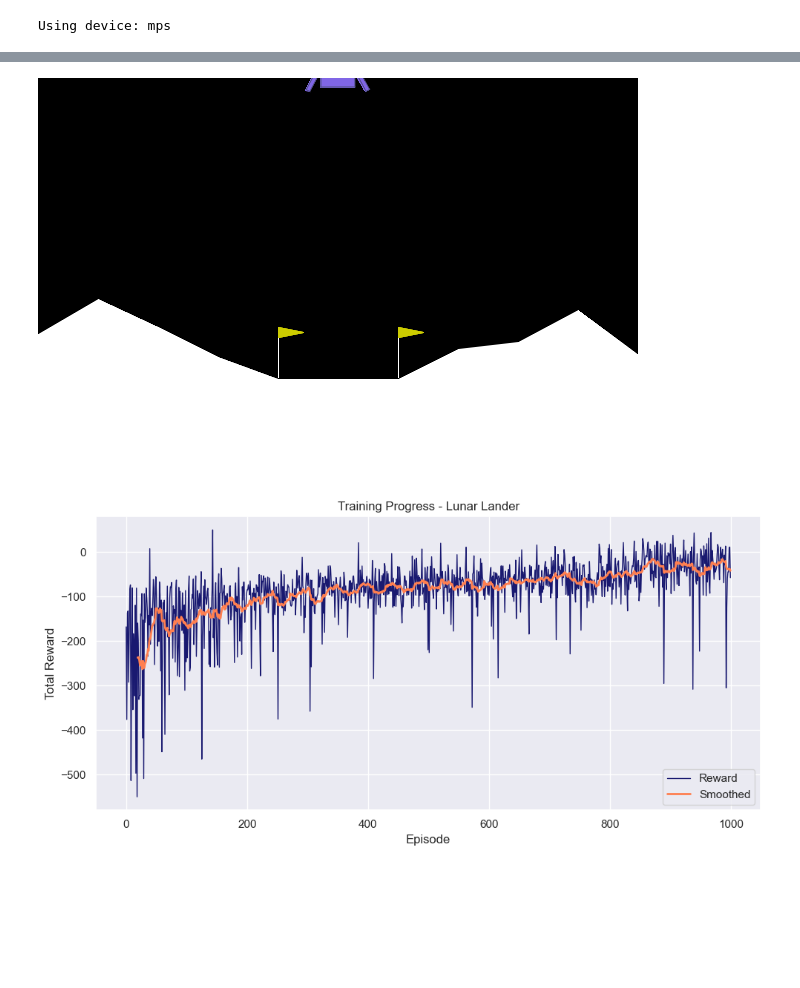
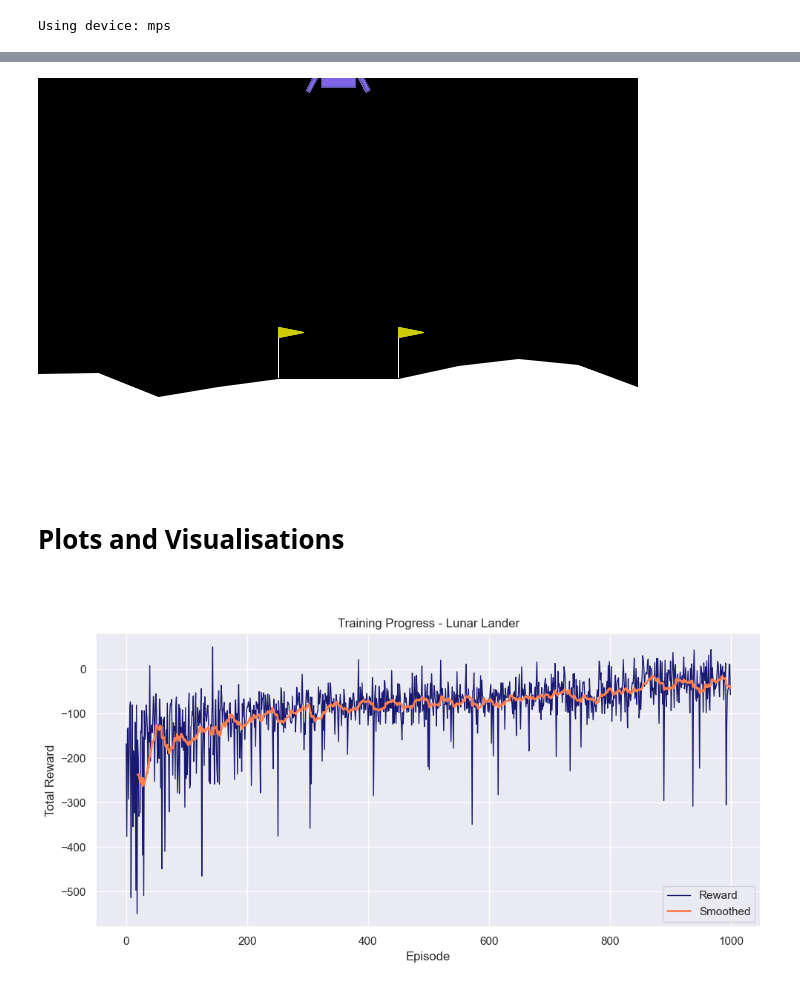
Before and after one commit to AnninaDelacour/rdl_assignment4, a Jupyter notebook: Lunar_Lander_Annina.ipynb, the cells around one changed output, grey strips where cells are left out. Drawn from its saved outputs; the diff is of its cells as text; code cells hidden in the pictures; blank space fills up the shorter version.

```diff
--- a/Lunar_Lander_Annina.ipynb
+++ b/Lunar_Lander_Annina.ipynb
@@ -277,7 +259,11 @@ def render_episode_gif(env, agent, max_steps=1000, filename="lunar_lander.gif"):
     images[0].save(filename, save_all=True, append_images=images[1:], loop=0, duration=50)
     return filename
 # %%
-filename = 'output_files/lunar_lander.gif'
+filename = 'lunar_lander.gif'
 display(Image(filename=filename))
 # %% [output]
-[figure, old version]
+[figure, new version]
+# %% [markdown]
+# Plots and Visualisations
+
+<br>
```
Also changed, not shown: parts of 20 cells of this notebook, 7 other files.
